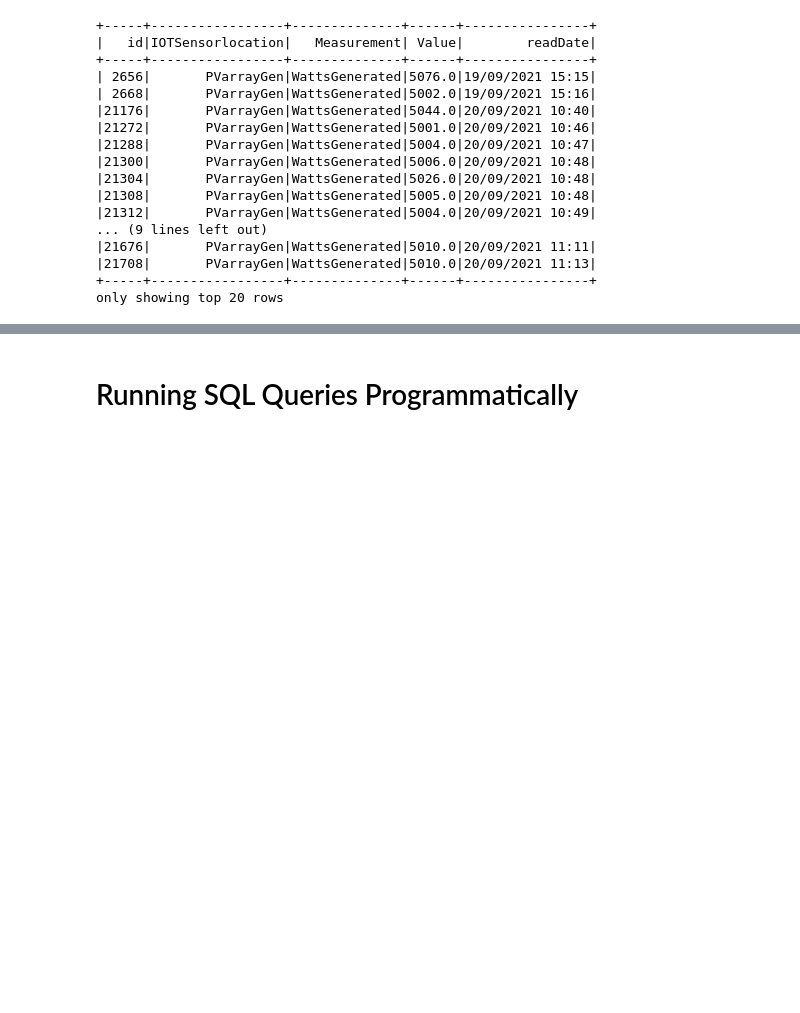
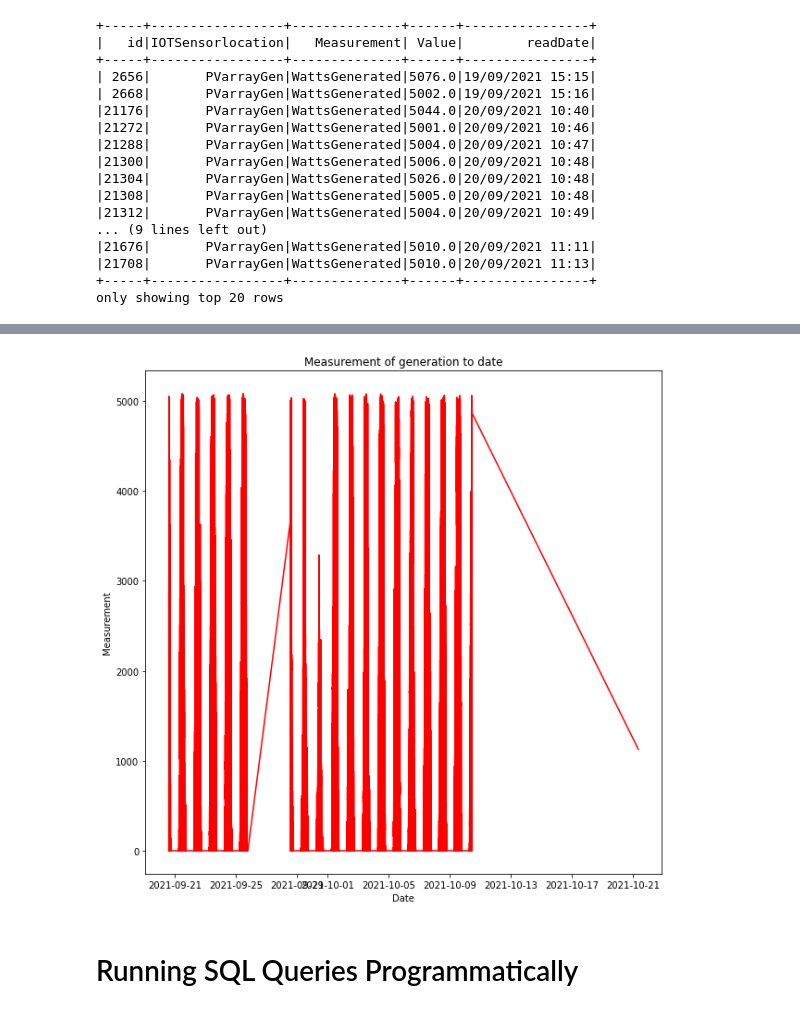
Before and after one commit to SteveGaleComputingStudies/2021Spark, a Jupyter notebook: spark/notebooks/sparkDF-SGhomeSolar-211021.ipynb, the cells around one changed output, grey strips where cells are left out. Cells and saved outputs as stored; diff of their text form; code cells hidden in the pictures; blank space fills up the shorter version.

```diff
--- a/spark/notebooks/sparkDF-SGhomeSolar-211021.ipynb
+++ b/spark/notebooks/sparkDF-SGhomeSolar-211021.ipynb
@@ -209,0 +218,2 @@ only showing top 20 rows
+# %%
+pdfGen = dfGen.toPandas()
@@ -210,3 +236,17 @@ only showing top 20 rows
+# %%
+pdfGen['readDate'] = pd.to_datetime(pdfGen['readDate'],dayfirst=True)
+now  = datetime.now()
+dateMask = (pdfGen['readDate'] > '20/09/2021 15:00') & (pdfGen['readDate'] < now)  # '08/08/2021')
+pdfGen=pdfGen.loc[dateMask]
+# %%
+fig,ax = plt.subplots(figsize=(10, 10))
+ax.plot(pdfGen['readDate'],pdfGen['Value'], color='red')
+ax.set(xlabel="Date",
+       ylabel="Measurement",
+       title="Measurement of generation to date")
+plt.show()
+# %% [output]
+[figure, added]
 # %%
 spark.stop()
 # %% [markdown]
```
Also changed, not shown: parts of 9 cells of this notebook, 2 other files.
